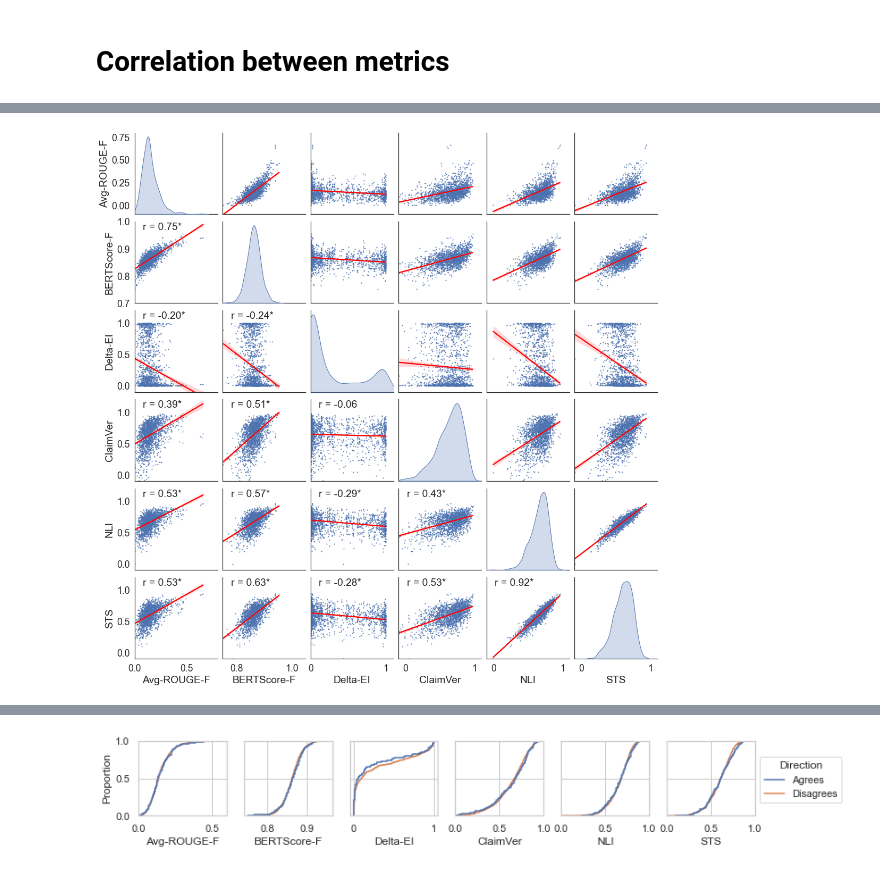
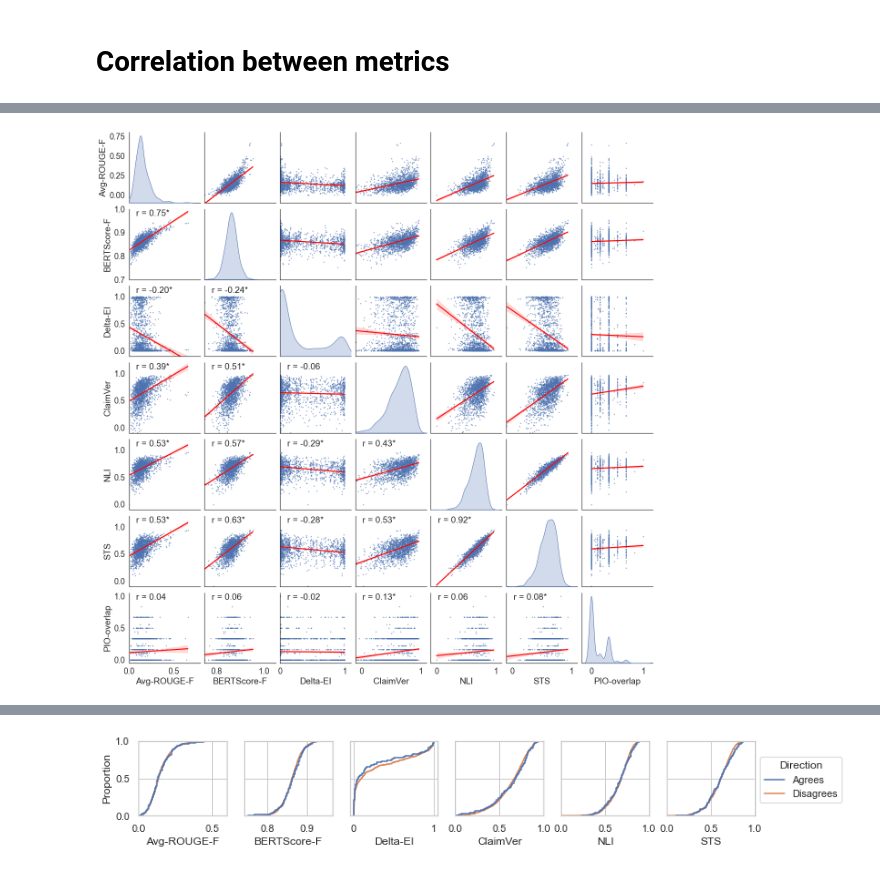
Before and after one commit to allenai/mslr-annotated-dataset, a Jupyter notebook: notebooks/pio_overlap_analysis.ipynb, the cells around one changed output, grey strips where cells are left out. Drawn from its saved outputs; the diff is of its cells as text; code cells hidden in the pictures.

Commit message:
update plots for pio-overlap

```diff
--- a/notebooks/pio_overlap_analysis.ipynb
+++ b/notebooks/pio_overlap_analysis.ipynb
@@ -175,21 +175,21 @@ for entry in cochrane:
                 'i_overlap_substring': pred['overlap_scores']['substring']['INT'],
                 'o_overlap_substring': pred['overlap_scores']['substring']['OUT'],
 
-                'PIO_overlap_substring': np.mean([
+                'PIO-overlap': np.mean([
                     pred['overlap_scores']['substring']['PAR'],
                     pred['overlap_scores']['substring']['INT'],
                     pred['overlap_scores']['substring']['OUT'],
                 ]),
-                'PIO_overlap_exact_match': np.mean([
-                    pred['overlap_scores']['exact_match']['PAR'],
-                    pred['overlap_scores']['exact_match']['INT'],
-                    pred['overlap_scores']['exact_match']['OUT'],
-                ]),
-                'PIO_overlap_close_match': np.mean([
-                    pred['overlap_scores']['close_match']['PAR'],
-                    pred['overlap_scores']['close_match']['INT'],
-                    pred['overlap_scores']['close_match']['OUT'],
-                ]),
+#                 'PIO_overlap_exact_match': np.mean([
+#                     pred['overlap_scores']['exact_match']['PAR'],
+#                     pred['overlap_scores']['exact_match']['INT'],
+#                     pred['overlap_scores']['exact_match']['OUT'],
+#                 ]),
+#                 'PIO_overlap_close_match': np.mean([
+#                     pred['overlap_scores']['close_match']['PAR'],
+#                     pred['overlap_scores']['close_match']['INT'],
+#                     pred['overlap_scores']['close_match']['OUT'],
+#                 ]),
             }
             overlap_scores_dict['overlap_scored'] = True
         data_entry.update(annot_dict)
@@ -324,17 +324,17 @@ sns.set(font_scale=1.0)
 sns.set_style("whitegrid")
 
 metric_means = dict()
-metrics_to_plot = ['ROUGE-1', 'ROUGE-2', 'ROUGE-L', 'BERTScore-F', 'Delta-EI', 'ClaimVer', 'NLI', 'STS']
+metrics_to_plot = ['ROUGE-1', 'ROUGE-2', 'ROUGE-L', 'BERTScore-F', 'Delta-EI', 'ClaimVer', 'NLI', 'STS', 'PIO-overlap']
 
 plt.close()
-fig, axes = plt.subplots(2, 4, figsize=(15, 6))
+fig, axes = plt.subplots(3, 3, figsize=(15, 6))
 plt.subplots_adjust(wspace=0.75, hspace=0.35)
 # fig.suptitle('Distributions of instance-level automated metric values by system', fontsize=16)
 
 y = 'exp_short'
 for i, x in enumerate(metrics_to_plot):
-    prow = i // 4
-    pcol = i % 4
+    prow = i // 3
+    pcol = i % 3
 #     print(x, prow, pcol)
 
     # set palette
@@ -400,7 +400,7 @@ SciSpace        3: 0.866        2: 0.659        3: 0.284        1: 0.692
 # Correlation between metrics
 # %%
 # Correlation coefficients for automated metrics
-automated_metrics = ["Avg-ROUGE-F", "BERTScore-F", "Delta-EI", "ClaimVer", "NLI", "STS"]
+automated_metrics = ["Avg-ROUGE-F", "BERTScore-F", "Delta-EI", "ClaimVer", "NLI", "STS", "PIO-overlap"]
 
 df_metrics = df[automated_metrics]
 
@@ -444,34 +454,34 @@ def corrfunc(x, y, hue=None, ax=None, **kws):
 g = sns.pairplot(
     df,
 #     hue="exp_name",
-    x_vars=["Avg-ROUGE-F", "BERTScore-F", "Delta-EI", "ClaimVer", "NLI", "STS"],
-    y_vars=["Avg-ROUGE-F", "BERTScore-F", "Delta-EI", "ClaimVer", "NLI", "STS"],
+    x_vars=["Avg-ROUGE-F", "BERTScore-F", "Delta-EI", "ClaimVer", "NLI", "STS", "PIO-overlap"],
+    y_vars=["Avg-ROUGE-F", "BERTScore-F", "Delta-EI", "ClaimVer", "NLI", "STS", "PIO-overlap"],
     diag_kind="kde",
 #     kind="scatter",
 #     palette="muted",
     kind="reg",
     plot_kws={
         'line_kws':{'color':'red'},
         'scatter_kws': {'s': 1.5}
     },
 #     corner=True
 )
 g.map_lower(corrfunc)
 
 g.axes[0,0].set_ylim((-0.1,0.8))
 g.axes[1,0].set_ylim((0.7,1.0))
 g.axes[2,0].set_ylim((-0.1,1.2))
 g.axes[3,0].set_ylim((-0.1,1.2))
 g.axes[4,0].set_ylim((-0.1,1.2))
 g.axes[5,0].set_ylim((-0.1,1.2))
 
 g.axes[5,0].set_xlim((0.0,0.8))
 g.axes[5,1].set_xlim((0.75,1.05))
 g.axes[5,2].set_xlim((0.0,1.1))
 g.axes[5,3].set_xlim((-0.1,1.1))
 g.axes[5,4].set_xlim((-0.1,1.1))
 g.axes[5,5].set_xlim((-0.1,1.1))
 
 plt.show()
 # %% [output]
-[figure, old version]
+[figure, new version]
```
Also changed, not shown: parts of 19 cells of this notebook, 1 other file.
